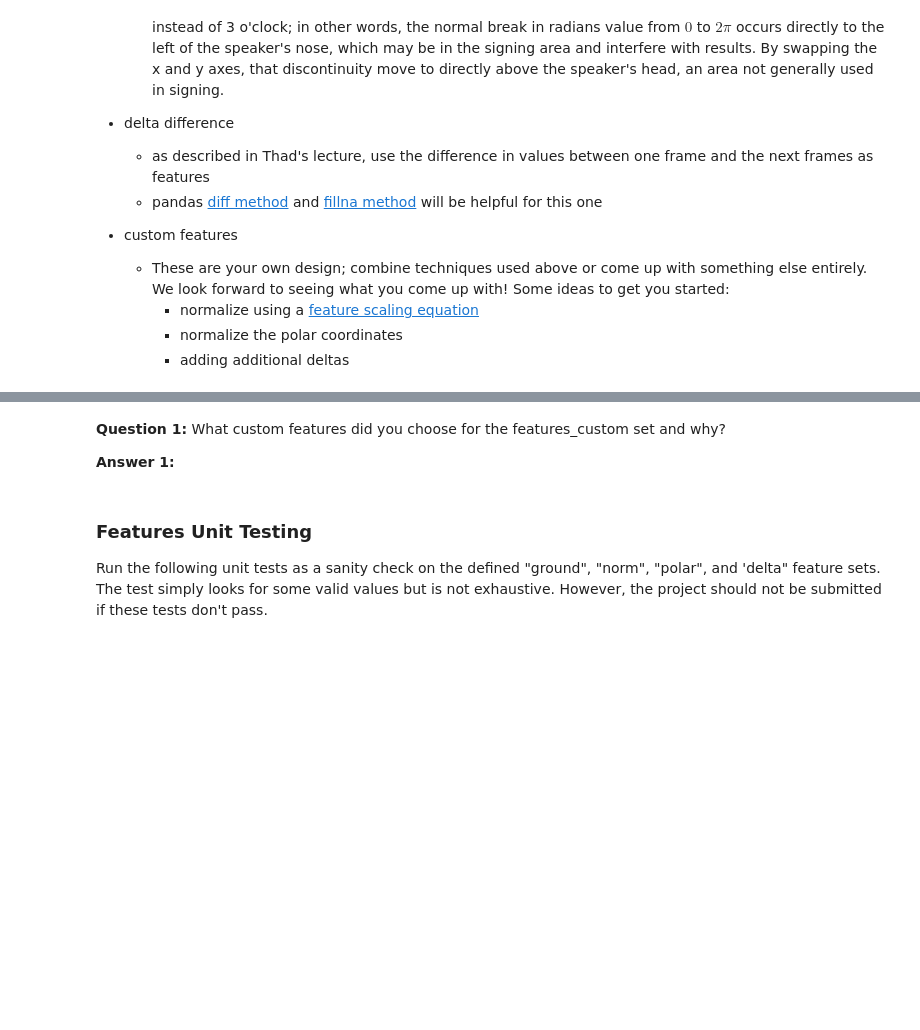
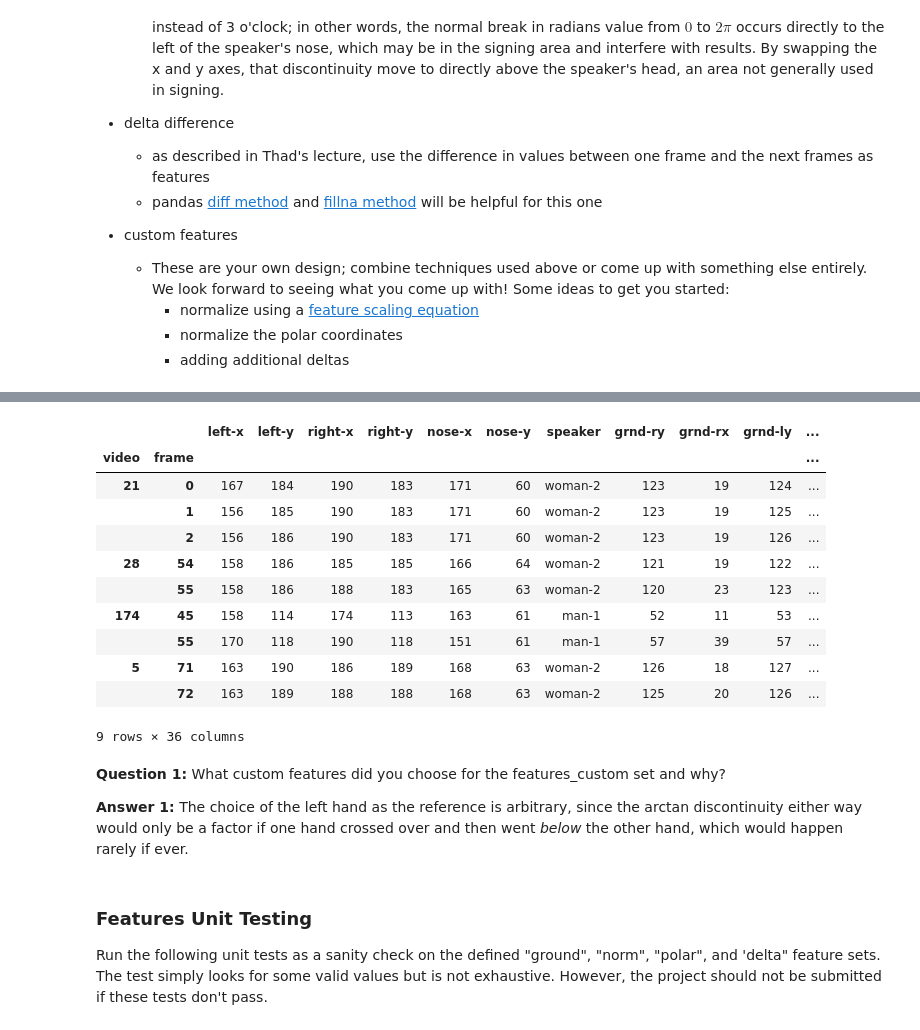
Before and after one commit to vincegiorno/AIND-Recognizer, a Jupyter notebook: asl_recognizer.ipynb, the cells around one changed output, grey strips where cells are left out. Cells and saved outputs as stored; diff of their text form; code cells hidden in the pictures; blank space fills up the shorter version.

Commit message:
implement custom fetures

```diff
--- a/asl_recognizer.ipynb
+++ b/asl_recognizer.ipynb
@@ -239,0 +230,15 @@ for raw, delta in zip(features_raw, features_delta):
+# %%
+# Add features for normalized left hand position, normalized distance between the hands and angle between them
+
+features_custom = ['norm-lx', 'norm-ly', 'dist-lr-norm', 'angle-lr']
+
+asl.df['dist-lr'] = np.sqrt(np.square(asl.df['left-x'] - asl.df['right-x']) + np.square(asl.df['left-y'] - asl.df['right-y']))
+df_means['dist-lr'] = asl.df.groupby('speaker')['dist-lr'].mean()
+df_std['dist-lr'] = asl.df.groupby('speaker')['dist-lr'].std()
+asl.df['dist-lr-mean'] = asl.df['speaker'].map(df_means['dist-lr'])
+asl.df['dist-lr-std'] = asl.df['speaker'].map(df_std['dist-lr'])
+asl.df['dist-lr-norm'] = (asl.df['dist-lr'] - asl.df['dist-lr-mean']) / asl.df['dist-lr-std']
+
+asl.df['angle-lr'] = np.arctan2((asl.df['left-y'] - asl.df['right-y']), (asl.df['left-x'] - asl.df['right-x']))
+
+asl.df.describe()
@@ -240,7 +256,22 @@ for raw, delta in zip(features_raw, features_delta):
+# %%
+asl.df[asl.df['angle-lr'] > 3]
+# %% [output]
+|  |  | left-x | left-y | right-x | right-y | nose-x | nose-y | speaker | grnd-ry | grnd-rx | grnd-ly | ... |
+| video | frame |  |  |  |  |  |  |  |  |  |  | ... |
+| 21 | 0 | 167 | 184 | 190 | 183 | 171 | 60 | woman-2 | 123 | 19 | 124 | ... |
+|  | 1 | 156 | 185 | 190 | 183 | 171 | 60 | woman-2 | 123 | 19 | 125 | ... |
+|  | 2 | 156 | 186 | 190 | 183 | 171 | 60 | woman-2 | 123 | 19 | 126 | ... |
+| 28 | 54 | 158 | 186 | 185 | 185 | 166 | 64 | woman-2 | 121 | 19 | 122 | ... |
+|  | 55 | 158 | 186 | 188 | 183 | 165 | 63 | woman-2 | 120 | 23 | 123 | ... |
+| 174 | 45 | 158 | 114 | 174 | 113 | 163 | 61 | man-1 | 52 | 11 | 53 | ... |
+|  | 55 | 170 | 118 | 190 | 118 | 151 | 61 | man-1 | 57 | 39 | 57 | ... |
+| 5 | 71 | 163 | 190 | 186 | 189 | 168 | 63 | woman-2 | 126 | 18 | 127 | ... |
+|  | 72 | 163 | 189 | 188 | 188 | 168 | 63 | woman-2 | 125 | 20 | 126 | ... |
+9 rows × 36 columns
 # %% [markdown]
 **Question 1:**  What custom features did you choose for the features_custom set and why?
 
-**Answer 1:**
+**Answer 1:** The choice of the left hand as the reference is arbitrary, since the arctan discontinuity either way would only be a factor if one hand crossed over and then went *below* the other hand, which would happen rarely if ever.
 # %% [markdown]
 <a id='part1_test'></a>
 ### Features Unit Testing
```
Also changed, not shown: parts of 3 cells of this notebook.
